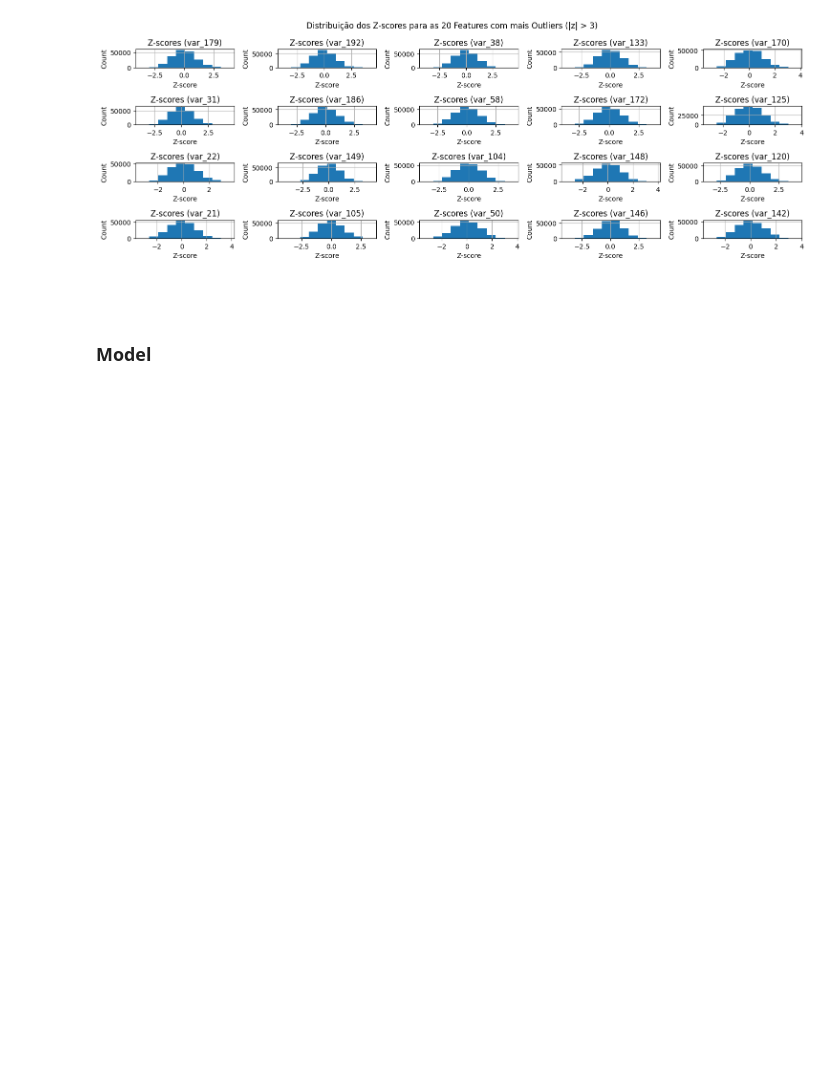
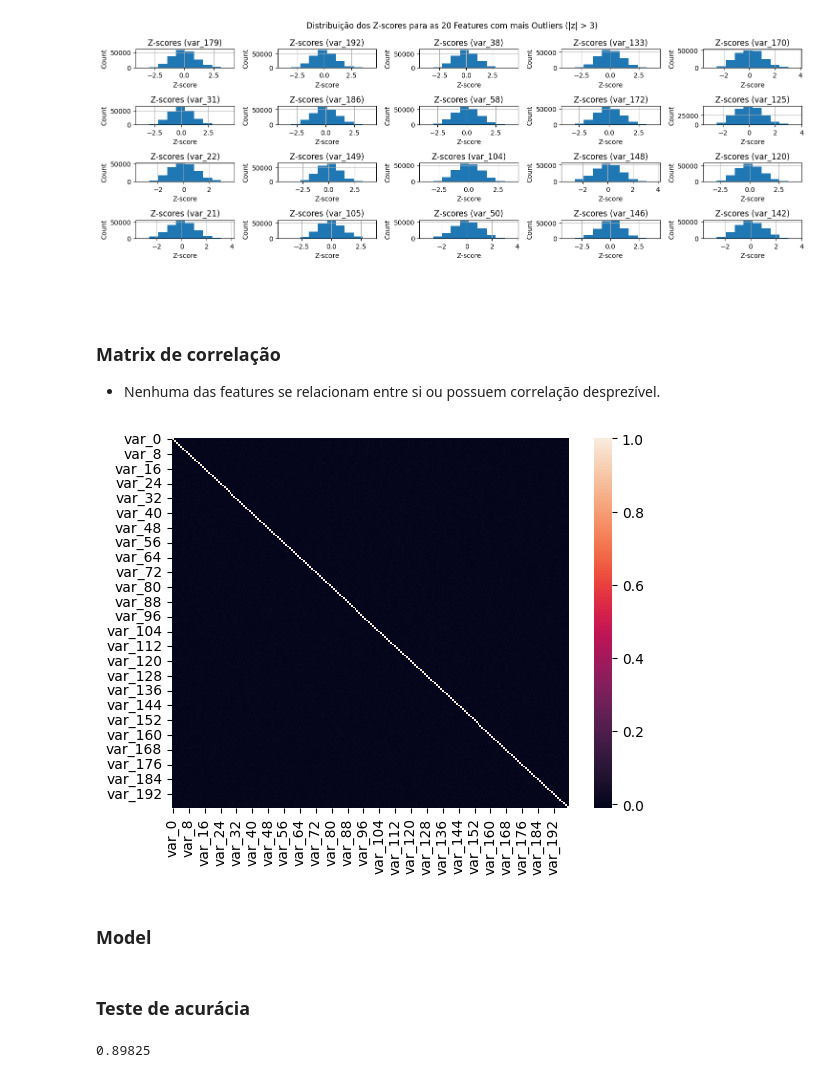
Before and after one commit to richlpn/santander-risco-emprestimo, a Jupyter notebook: main.ipynb, the cells around one changed output. Drawn from its saved outputs; the diff is of its cells as text; code cells hidden in the pictures; blank space fills up the shorter version.

```diff
--- a/main.ipynb
+++ b/main.ipynb
@@ -74,6 +74,19 @@ def plot_top_outlier_features(z_scores_df, threshold=3):
 plot_top_outlier_features(df_zscore)
 # %% [output]
 [figure]
+# %% [markdown]
+### Matrix de correlação
+
+- Nenhuma das features se relacionam entre si ou possuem correlação desprezível.
+# %%
+import seaborn as sns
+
+corr = featues.corr()
+sns.heatmap(corr)
+
+plt.show()
+# %% [output]
+[figure, added]
 # %% [markdown]
 ### Model
 # %%
@@ -102,0 +120,6 @@ model.fit(X_train, y_train)
+# %% [markdown]
+### Teste de acurácia
+# %%
+accuracy_score(y_test, p)
+# %% [output]
+0.89825
```
Also changed, not shown: parts of 4 cells of this notebook.
